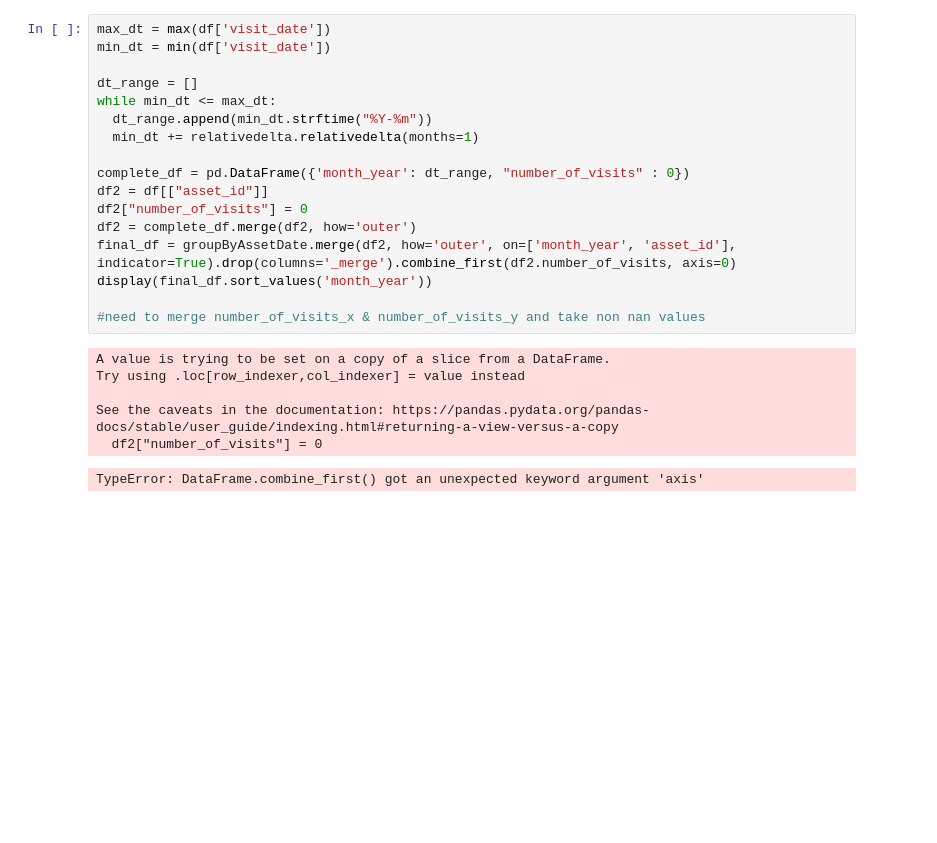
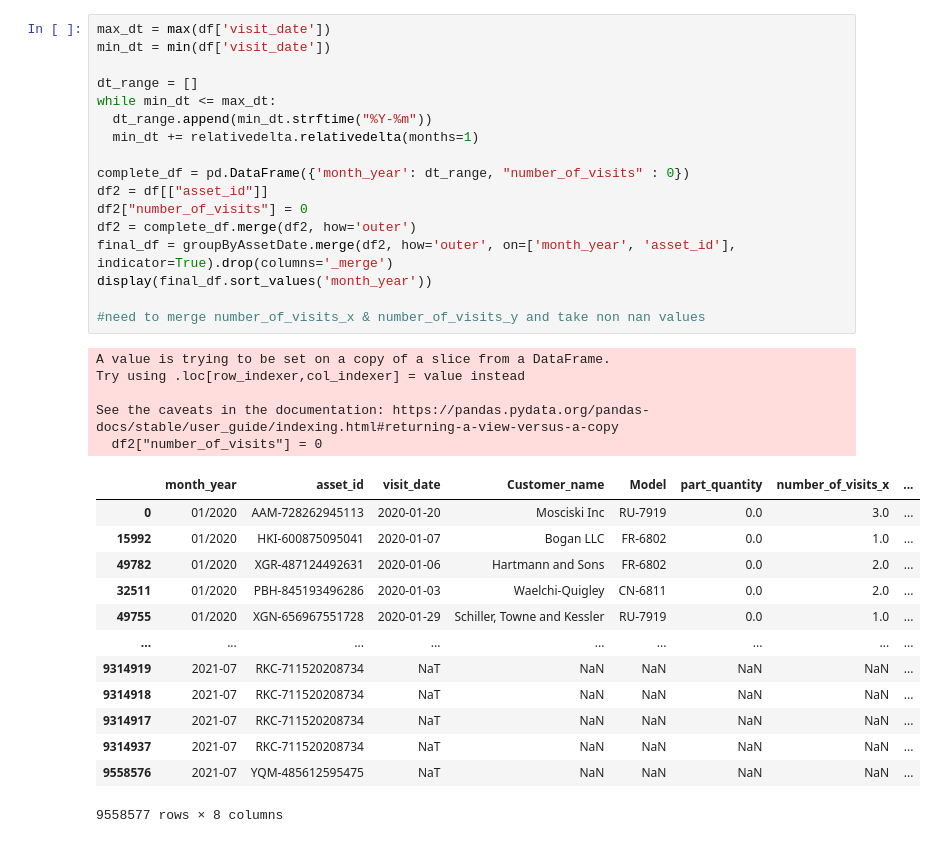
Before and after one commit to Nashdidan/Aquant, a Jupyter notebook: backend/jupyterNotebookBE.ipynb, the cells around one changed output. Saved outputs shown, nothing was run; the diff lists cells and outputs as text; blank space fills up the shorter version.

```diff
--- a/backend/jupyterNotebookBE.ipynb
+++ b/backend/jupyterNotebookBE.ipynb
@@ -47,27 +43,39 @@ display(groupByAssetDate)
 # %%
 max_dt = max(df['visit_date'])
 min_dt = min(df['visit_date'])
 
 dt_range = []
 while min_dt <= max_dt:
   dt_range.append(min_dt.strftime("%Y-%m"))
   min_dt += relativedelta.relativedelta(months=1)
 
 complete_df = pd.DataFrame({'month_year': dt_range, "number_of_visits" : 0})
 df2 = df[["asset_id"]]
 df2["number_of_visits"] = 0
 df2 = complete_df.merge(df2, how='outer')
-final_df = groupByAssetDate.merge(df2, how='outer', on=['month_year', 'asset_id'], indicator=True).drop(columns='_merge').combine_first(df2.number_of_visits, axis=0)
+final_df = groupByAssetDate.merge(df2, how='outer', on=['month_year', 'asset_id'], indicator=True).drop(columns='_merge')
 display(final_df.sort_values('month_year'))
 
 #need to merge number_of_visits_x & number_of_visits_y and take non nan values
 # %% [output]
 A value is trying to be set on a copy of a slice from a DataFrame.
 Try using .loc[row_indexer,col_indexer] = value instead
 
 See the caveats in the documentation: https://pandas.pydata.org/pandas-docs/stable/user_guide/indexing.html#returning-a-view-versus-a-copy
   df2["number_of_visits"] = 0
+|  | month_year | asset_id | visit_date | Customer_name | Model | part_quantity | number_of_visits_x | ... |
+| 0 | 01/2020 | AAM-728262945113 | 2020-01-20 | Mosciski Inc | RU-7919 | 0.0 | 3.0 | ... |
+| 15992 | 01/2020 | HKI-600875095041 | 2020-01-07 | Bogan LLC | FR-6802 | 0.0 | 1.0 | ... |
+| 49782 | 01/2020 | XGR-487124492631 | 2020-01-06 | Hartmann and Sons | FR-6802 | 0.0 | 2.0 | ... |
+| 32511 | 01/2020 | PBH-845193496286 | 2020-01-03 | Waelchi-Quigley | CN-6811 | 0.0 | 2.0 | ... |
+| 49755 | 01/2020 | XGN-656967551728 | 2020-01-29 | Schiller, Towne and Kessler | RU-7919 | 0.0 | 1.0 | ... |
+| ... | ... | ... | ... | ... | ... | ... | ... | ... |
+| 9314919 | 2021-07 | RKC-711520208734 | NaT | NaN | NaN | NaN | NaN | ... |
+| 9314918 | 2021-07 | RKC-711520208734 | NaT | NaN | NaN | NaN | NaN | ... |
+| 9314917 | 2021-07 | RKC-711520208734 | NaT | NaN | NaN | NaN | NaN | ... |
+| 9314937 | 2021-07 | RKC-711520208734 | NaT | NaN | NaN | NaN | NaN | ... |
+| 9558576 | 2021-07 | YQM-485612595475 | NaT | NaN | NaN | NaN | NaN | ... |
-TypeError: DataFrame.combine_first() got an unexpected keyword argument 'axis'
+9558577 rows × 8 columns
 # %%
 numOfVisitsPerMonthYear = df.month_year.value_counts().sort_index()
 partQuanPerMonthYear = pd.DataFrame(df.groupby(df.visit_date)['part_quantity'].sum())
```
Also changed, not shown: parts of 5 cells of this notebook.
